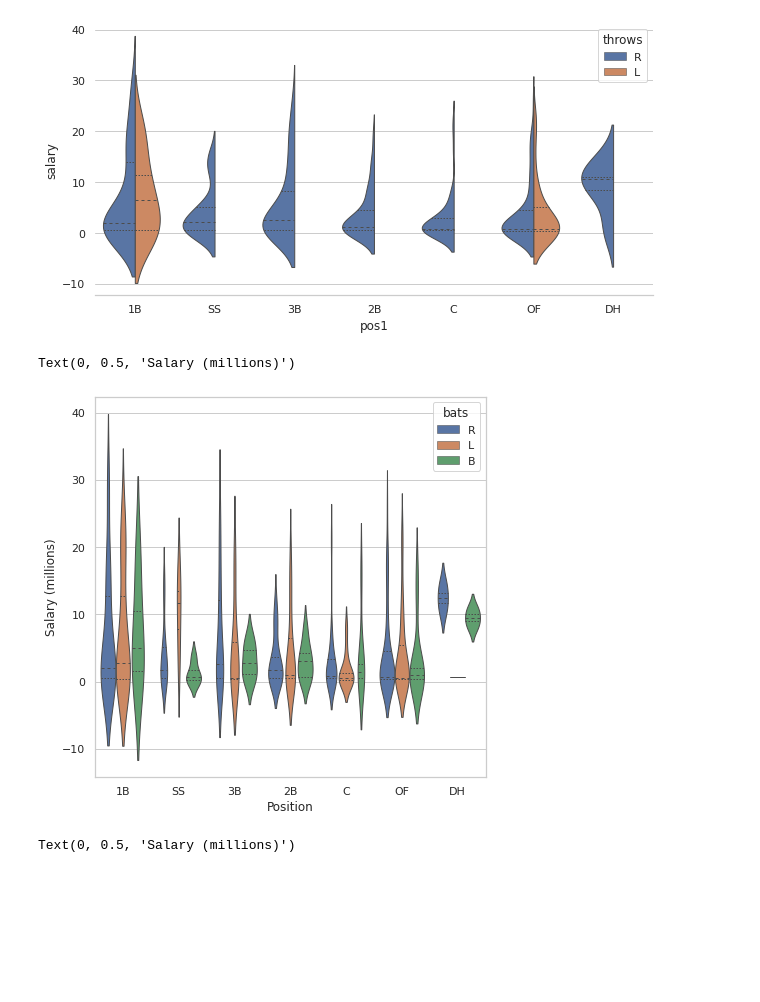
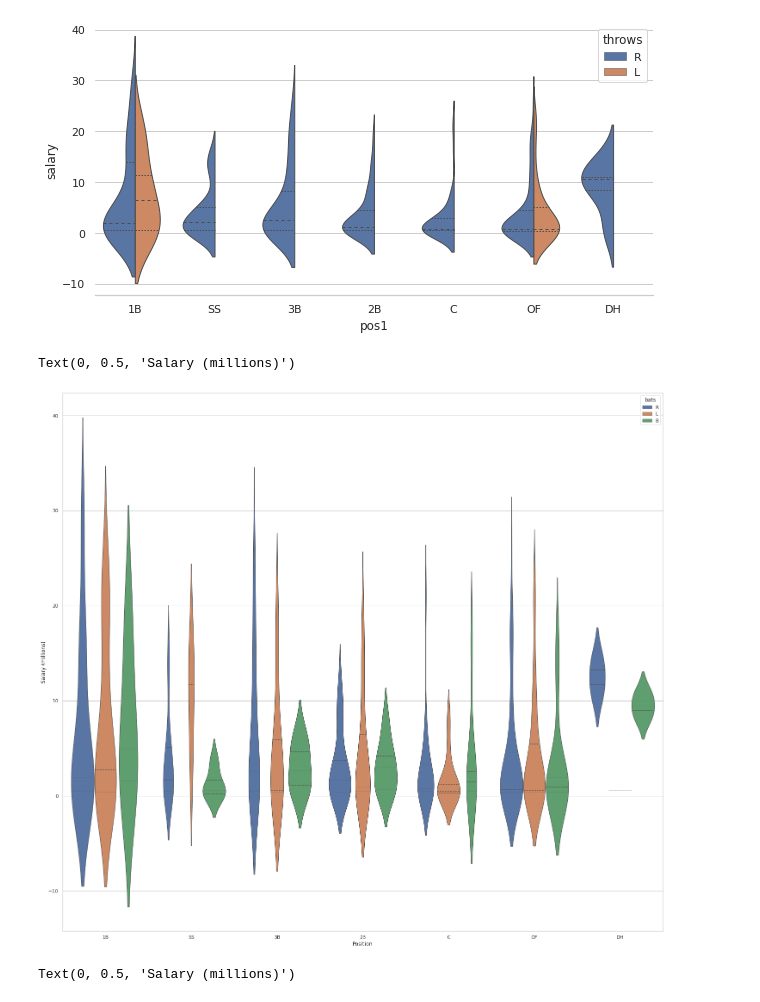
Before and after one commit to mnocerino23/MLB-Salary-Regressions, a Jupyter notebook: MLB_salaries_positionplayers_cleaned.ipynb, the cells around one changed output. Cells and saved outputs as stored; diff of their text form; code cells hidden in the pictures; blank space fills up the shorter version.

```diff
--- a/MLB_salaries_positionplayers_cleaned.ipynb
+++ b/MLB_salaries_positionplayers_cleaned.ipynb
@@ -400,13 +400,13 @@ sns.despine(left = True)
 # %%
 sns.set_theme(style= "whitegrid")
 ax = sns.violinplot(x = stats['pos1'], y = stats['salary'], hue = stats['bats'],
                      inner = 'quart', linewidth = 1)
-sns.set(rc = {'figure.figsize':(25,20)})
+sns.set(rc = {'figure.figsize':(25,25)})
 ax.set_xlabel('Position')
 ax.set_ylabel('Salary (millions)')
 # %% [output]
 Text(0, 0.5, 'Salary (millions)')
-[figure, old version]
+[figure, new version]
 # %%
 sns.set_theme(style= "whitegrid")
 ax = sns.violinplot(x = stats['pos1'], y = stats['salary'], hue = stats['Rookie contract'],
```
